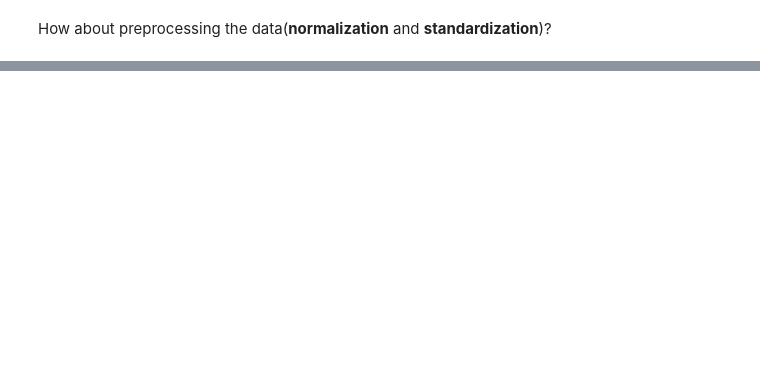
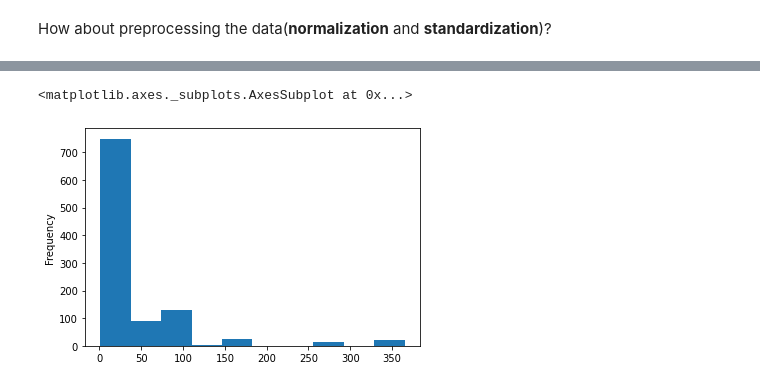
Before and after one commit to LiTaokui/TensorFlow-EXAMPLE, a Jupyter notebook: Example01.ipynb, the cells around one changed output, grey strips where cells are left out. Cells and saved outputs as stored; diff of their text form; code cells hidden in the pictures; blank space fills up the shorter version.

```diff
--- a/Example01.ipynb
+++ b/Example01.ipynb
@@ -271,0 +336,5 @@ How about preprocessing the data(**normalization** and **standardization**)?
+# %%
+X["age"].plot(kind="hist")
+# %% [output]
+<matplotlib.axes._subplots.AxesSubplot at 0x...>
+[figure, added]
```
Also changed, not shown: parts of 16 cells of this notebook.
